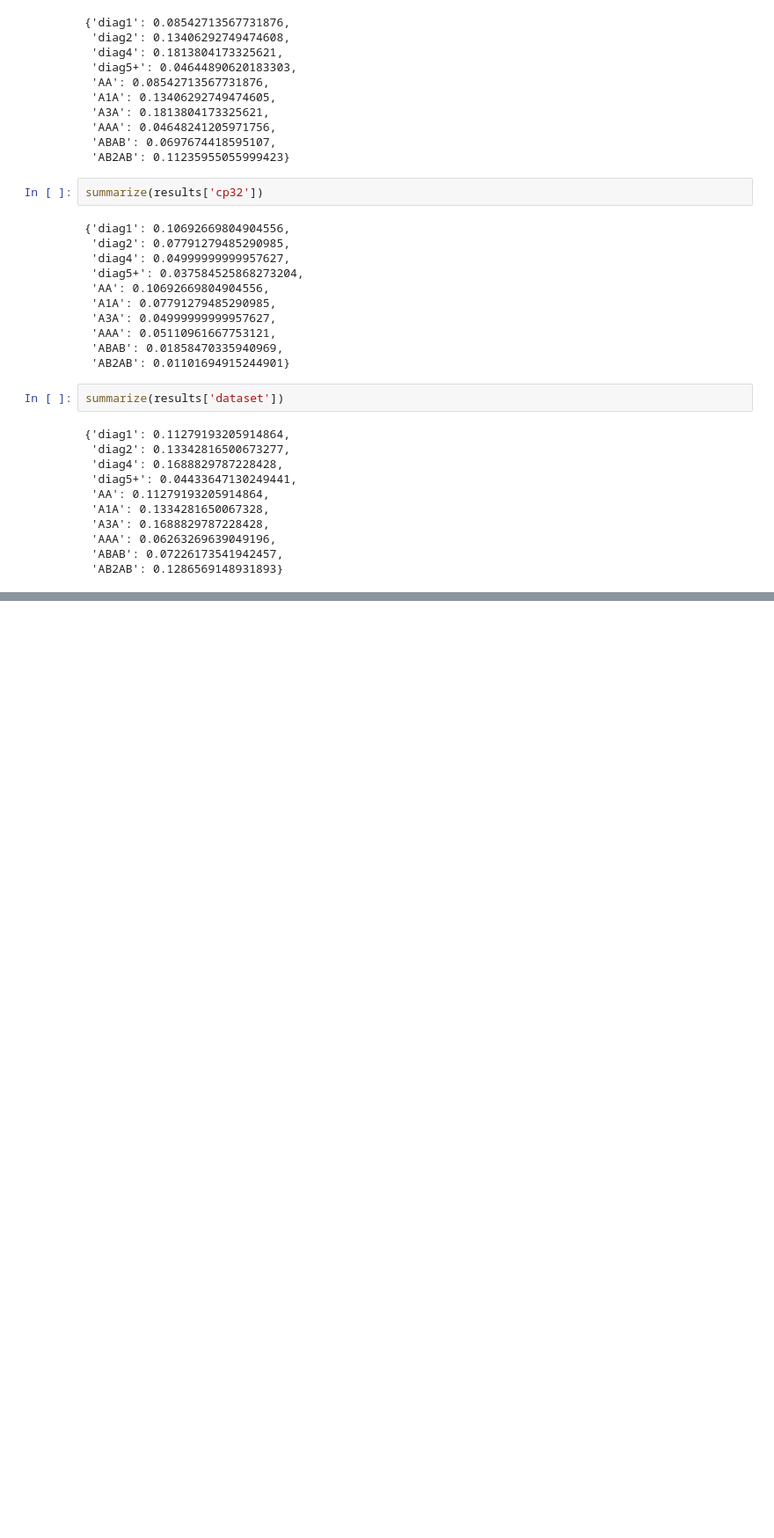
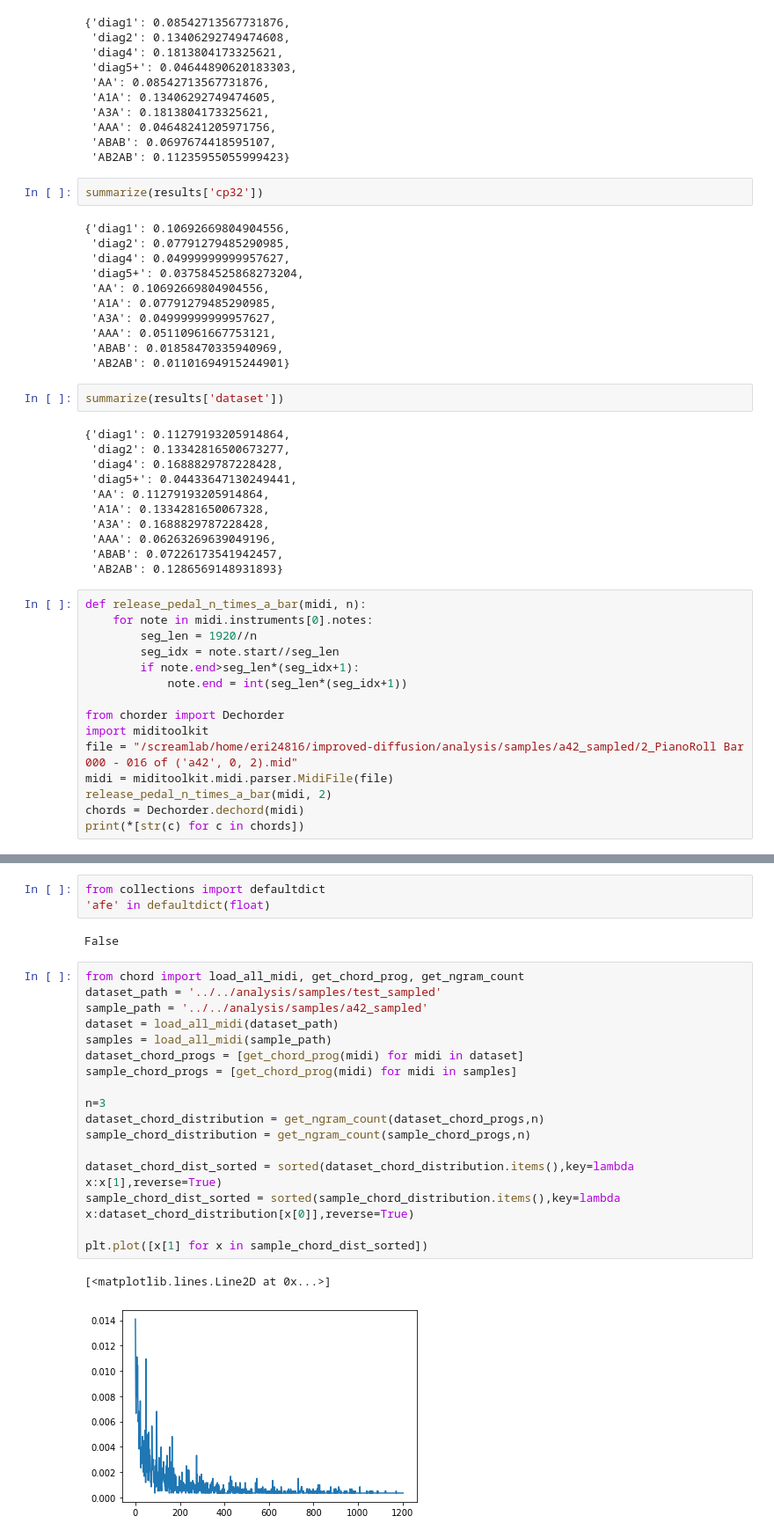
Before and after one commit to eri24816/improved-diffusion, a Jupyter notebook: analysis/metrics/test.ipynb, the cells around one changed output, grey strips where cells are left out. Shown at 88% size. Drawn from its saved outputs; the diff is of its cells as text; blank space fills up the shorter version.

```diff
--- a/analysis/metrics/test.ipynb
+++ b/analysis/metrics/test.ipynb
@@ -659,3 +659,18 @@ summarize(results['dataset'])
  'AAA': 0.06263269639049196,
  'ABAB': 0.07226173541942457,
  'AB2AB': 0.1286569148931893}
+# %%
+def release_pedal_n_times_a_bar(midi, n):
+    for note in midi.instruments[0].notes:
+        seg_len = 1920//n
+        seg_idx = note.start//seg_len
+        if note.end>seg_len*(seg_idx+1):
+            note.end = int(seg_len*(seg_idx+1))
+
+from chorder import Dechorder
+import miditoolkit
+file = "/screamlab/home/eri24816/improved-diffusion/analysis/samples/a42_sampled/2_PianoRoll Bar 000 - 016 of ('a42', 0, 2).mid"
+midi = miditoolkit.midi.parser.MidiFile(file)
+release_pedal_n_times_a_bar(midi, 2)
+chords = Dechorder.dechord(midi)
+print(*[str(c) for c in chords])
@@ -661,0 +722,25 @@ summarize(results['dataset'])
+# %%
+from collections import defaultdict
+'afe' in defaultdict(float)
+# %% [output]
+False
+# %%
+from chord import load_all_midi, get_chord_prog, get_ngram_count
+dataset_path = '../../analysis/samples/test_sampled'
+sample_path = '../../analysis/samples/a42_sampled'
+dataset = load_all_midi(dataset_path)
+samples = load_all_midi(sample_path)
+dataset_chord_progs = [get_chord_prog(midi) for midi in dataset]
+sample_chord_progs = [get_chord_prog(midi) for midi in samples]
+
+n=3
+dataset_chord_distribution = get_ngram_count(dataset_chord_progs,n)
+sample_chord_distribution = get_ngram_count(sample_chord_progs,n)
+
+dataset_chord_dist_sorted = sorted(dataset_chord_distribution.items(),key=lambda x:x[1],reverse=True)
+sample_chord_dist_sorted = sorted(sample_chord_distribution.items(),key=lambda x:dataset_chord_distribution[x[0]],reverse=True)
+
+plt.plot([x[1] for x in sample_chord_dist_sorted])
+# %% [output]
+[<matplotlib.lines.Line2D at 0x...>]
+[figure, added]
```
Also changed, not shown: parts of 13 cells of this notebook, 9 other files.
